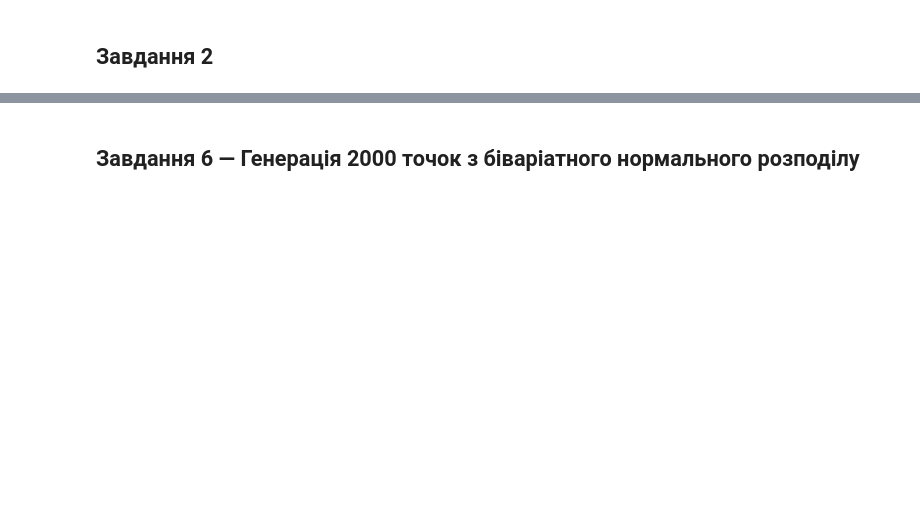
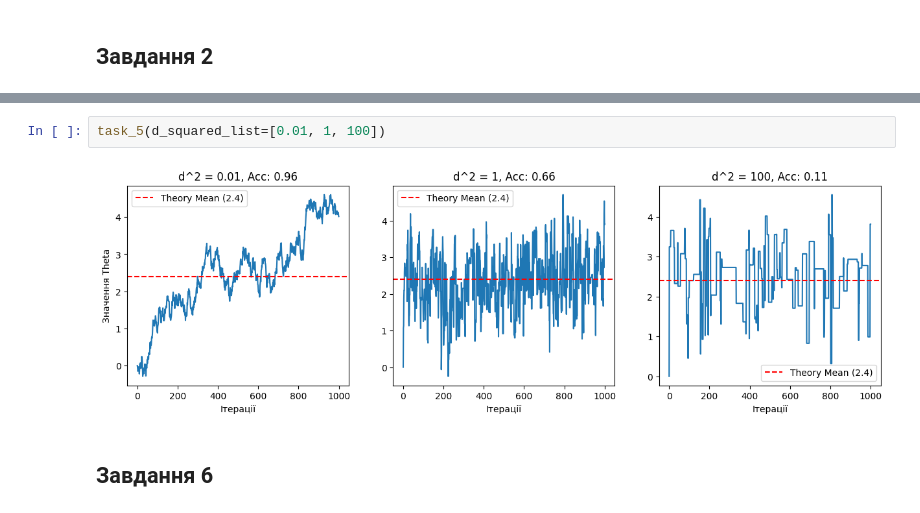
Before and after one commit to KlymentievMaksym/MarkChain, a Jupyter notebook: MCMC/Lab1.ipynb, the cells around one changed output, grey strips where cells are left out. Cells and saved outputs as stored; diff of their text form; blank space fills up the shorter version.

```diff
--- a/MCMC/Lab1.ipynb
+++ b/MCMC/Lab1.ipynb
@@ -117,2 +72,6 @@ plt.legend(); plt.title('ACF після burn-in'); plt.show()
+# %%
+task_5(d_squared_list=[0.01, 1, 100])
+# %% [output]
+[figure, added]
 # %% [markdown]
-## Завдання 6 — Генерація 2000 точок з біваріатного нормального розподілу
+## Завдання 6
```
Also changed, not shown: parts of 19 cells of this notebook, 10 other files.
